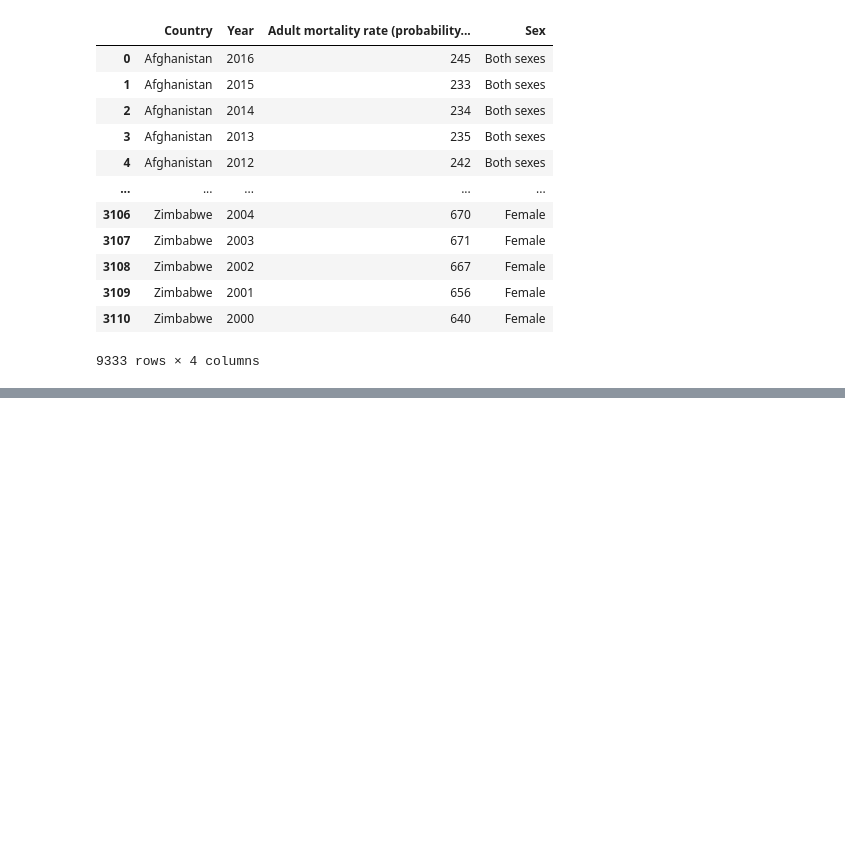
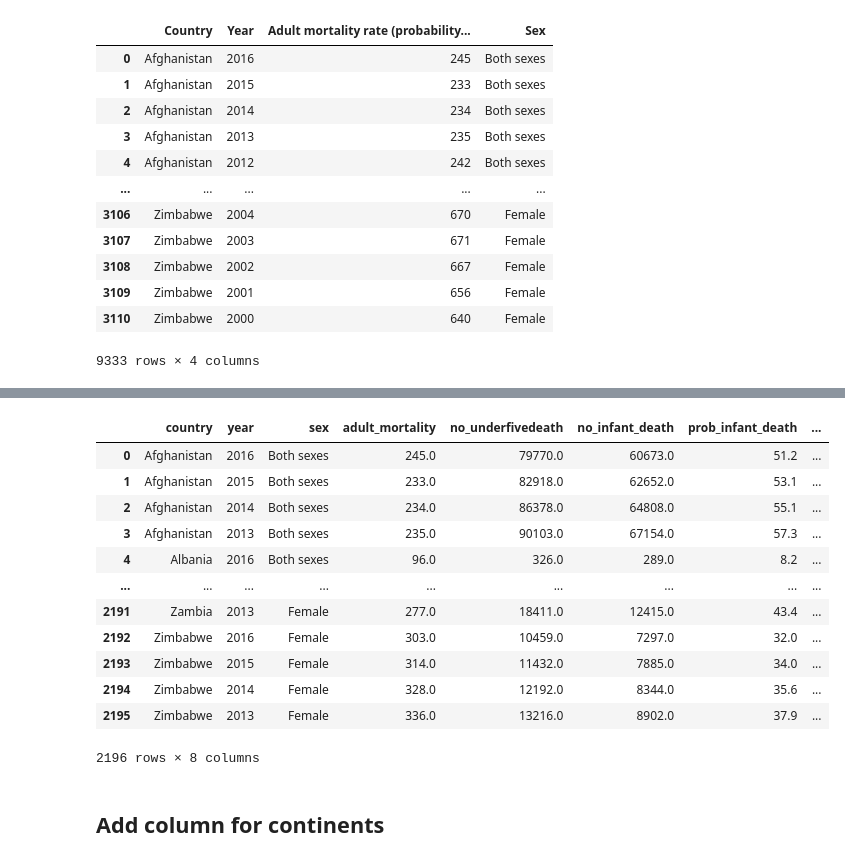
Before and after one commit to msamhz/Kaggle_WorldMortalityRates, a Jupyter notebook: code/1_EDA.ipynb, the cells around one changed output, grey strips where cells are left out. Drawn from its saved outputs; the diff is of its cells as text; code cells hidden in the pictures; blank space fills up the shorter version.

```diff
--- a/code/1_EDA.ipynb
+++ b/code/1_EDA.ipynb
@@ -437,0 +354,5 @@ No missing values
+# %%
+prob_underfivedeath_df = compress_df(prob_dying[['Unnamed: 0', 'Unnamed: 1',
+       'Under-five mortality rate (probability of dying by age 5 per 1000 live births)',
+       'Under-five mortality rate (probability of dying by age 5 per 1000 live births).1',
+       'Under-five mortality rate (probability of dying by age 5 per 1000 live births).2']], 'prob_underfivedeath')
@@ -437,0 +585,6 @@ No missing values
+# %%
+combine_df = pd.merge(adult_mort_comp, num_underfivedeath_df, on = ['country', 'year', 'sex'], how = 'inner')
+combine_df = combine_df[['country', 'year', 'sex', 'adult_mortality', 'no_underfivedeath']]
+# %%
+combine_df = pd.merge(combine_df, num_infantDeath_df, on = ['country', 'year', 'sex'], how = 'inner')
+combine_df
@@ -437,0 +605,3 @@ No missing values
+# %%
+combine_df = pd.merge(combine_df, prob_infantDeath_df, on = ['country', 'year', 'sex'], how = 'inner')
+combine_df
@@ -437,0 +622,19 @@ No missing values
+# %%
+combine_df = pd.merge(combine_df, prob_underfivedeath_df, on = ['country', 'year', 'sex'], how = 'inner')
+combine_df
+# %% [output]
+|  | country | year | sex | adult_mortality | no_underfivedeath | no_infant_death | prob_infant_death | ... |
+| 0 | Afghanistan | 2016 | Both sexes | 245.0 | 79770.0 | 60673.0 | 51.2 | ... |
+| 1 | Afghanistan | 2015 | Both sexes | 233.0 | 82918.0 | 62652.0 | 53.1 | ... |
+| 2 | Afghanistan | 2014 | Both sexes | 234.0 | 86378.0 | 64808.0 | 55.1 | ... |
+| 3 | Afghanistan | 2013 | Both sexes | 235.0 | 90103.0 | 67154.0 | 57.3 | ... |
+| 4 | Albania | 2016 | Both sexes | 96.0 | 326.0 | 289.0 | 8.2 | ... |
+| ... | ... | ... | ... | ... | ... | ... | ... | ... |
+| 2191 | Zambia | 2013 | Female | 277.0 | 18411.0 | 12415.0 | 43.4 | ... |
+| 2192 | Zimbabwe | 2016 | Female | 303.0 | 10459.0 | 7297.0 | 32.0 | ... |
+| 2193 | Zimbabwe | 2015 | Female | 314.0 | 11432.0 | 7885.0 | 34.0 | ... |
+| 2194 | Zimbabwe | 2014 | Female | 328.0 | 12192.0 | 8344.0 | 35.6 | ... |
+| 2195 | Zimbabwe | 2013 | Female | 336.0 | 13216.0 | 8902.0 | 37.9 | ... |
+2196 rows × 8 columns
+# %% [markdown]
+## Add column for continents
```
Also changed, not shown: parts of 125 cells of this notebook, 1 other file.
